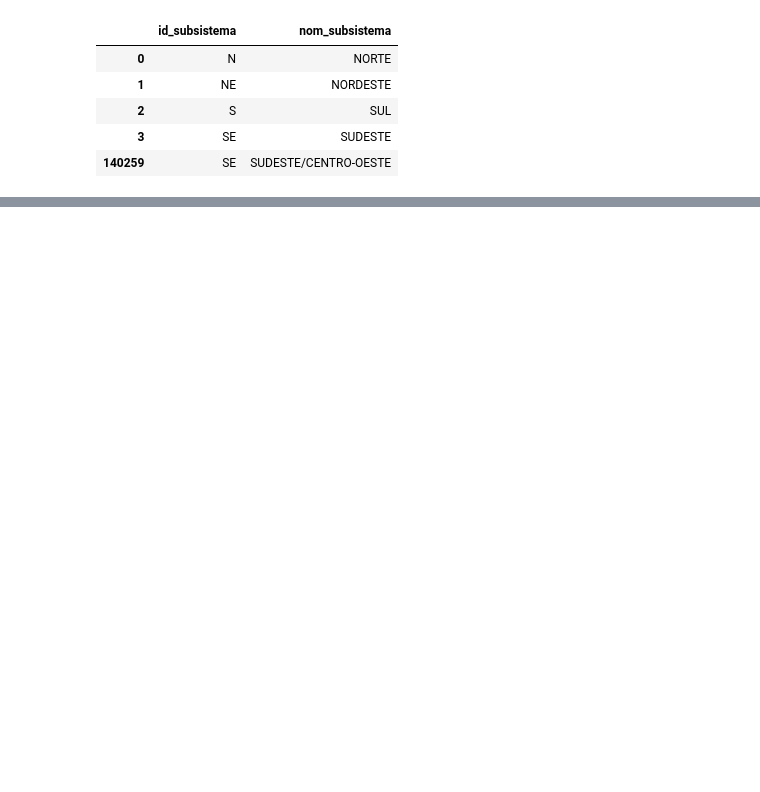
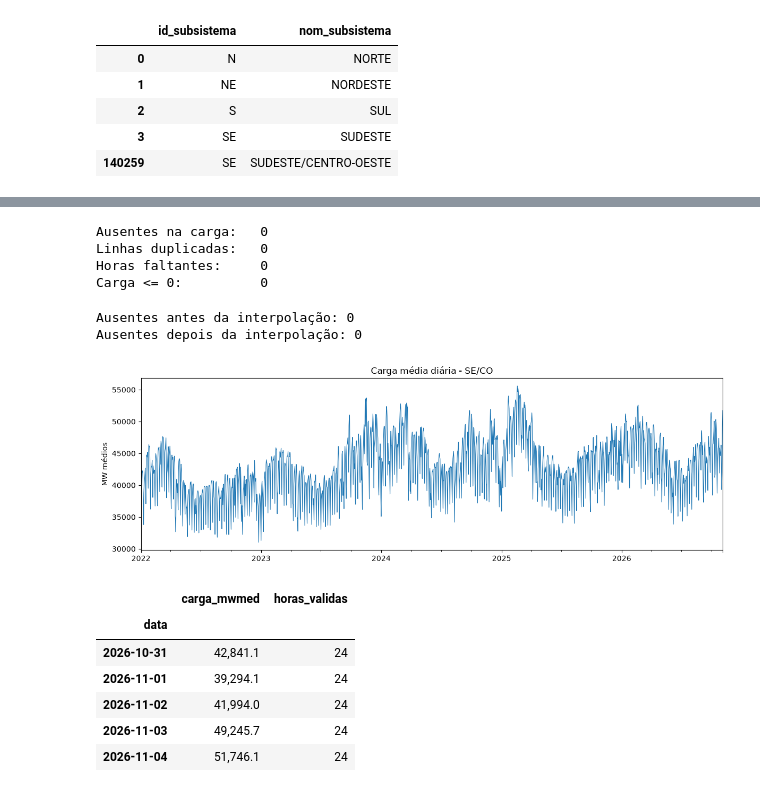
Before and after one commit to marcelacarrara/Projeto_Previs-o_energia, a Jupyter notebook: previsão_carga_energia.ipynb, the cells around one changed output, grey strips where cells are left out. Drawn from its saved outputs; the diff is of its cells as text; code cells hidden in the pictures; blank space fills up the shorter version.

Commit message:
tratando_dados

```diff
--- a/previsão_carga_energia.ipynb
+++ b/previsão_carga_energia.ipynb
@@ -134,0 +131,78 @@ Periodo: 2022-01-01 00:00:00 a 2026-11-02 23:00:00
+# %%
+#Verificação dos dados
+
+#Ausentes
+n_ausentes = horario["carga_mwmed"].isna().sum()
+
+#Duplicados
+duplicados = horario[horario.duplicated("data_hora", keep=False)]
+
+#Horas faltantes
+grade = pd.date_range(horario["data_hora"].min(), horario["data_hora"].max(), freq="h")
+horas_faltantes = grade.difference(horario["data_hora"])
+
+#Valores impossiveis
+n_invalidos = (horario["carga_mwmed"] <= 0).sum()
+
+print(f"Ausentes na carga:   {n_ausentes}")
+print(f"Linhas duplicadas:   {len(duplicados)}")
+print(f"Horas faltantes:     {len(horas_faltantes)}")
+print(f"Carga <= 0:          {n_invalidos}")
+# %% [output]
+Ausentes na carga:   0
+Linhas duplicadas:   0
+Horas faltantes:     0
+Carga <= 0:          0
+# %%
+#Tratando os dados
+
+horario = horario.groupby("data_hora", as_index=False)["carga_mwmed"].mean()
+horario.loc[horario["carga_mwmed"] <= 0, "carga_mwmed"] = np.nan
+
+#Grade horária completa: horas faltantes viram NaN
+horario = horario.set_index("data_hora").reindex(grade)
+horario.index.name = "data_hora"
+
+n_antes = horario["carga_mwmed"].isna().sum()
+horario["carga_mwmed"] = horario["carga_mwmed"].interpolate(
+    method="time", limit=3, limit_area="inside")
+
+n_depois = horario["carga_mwmed"].isna().sum()
+print(f"Ausentes antes da interpolação: {n_antes}")
+print(f"Ausentes depois da interpolação: {n_depois}")
+# %% [output]
+Ausentes antes da interpolação: 0
+Ausentes depois da interpolação: 0
+# %%
+#Só entram dias com 24 horas completas
+
+diario = horario["carga_mwmed"].resample("D").agg(["mean", "count"])
+diario.columns = ["carga_mwmed", "horas_validas"]
+
+dias_incompletos = diario[diario["horas_validas"] < 24]
+diario.loc[diario["horas_validas"] < 24, "carga_mwmed"] = np.nan
+
+#Termina no ultimo dia completo
+diario = diario.loc[:diario["horas_validas"].last_valid_index()]
+diario.index.name = "data"
+# %%
+#Visão para conferir se não há nada estranho
+from matplotlib import pyplot as plt
+
+ax = diario["carga_mwmed"].plot(figsize=(12,4), lw=0.8)
+ax.set_title("Carga média diária - SE/CO")
+ax.set_ylabel("MW médios")
+ax.set_xlabel("")
+plt.tight_layout()
+plt.show()
+
+diario.tail()
+# %% [output]
+[figure, added]
+|  | carga_mwmed | horas_validas |
+| data |  |  |
+| 2026-10-31 | 42,841.1 | 24 |
+| 2026-11-01 | 39,294.1 | 24 |
+| 2026-11-02 | 41,994.0 | 24 |
+| 2026-11-03 | 49,245.7 | 24 |
+| 2026-11-04 | 51,746.1 | 24 |
```
Also changed, not shown: parts of 4 cells of this notebook.
